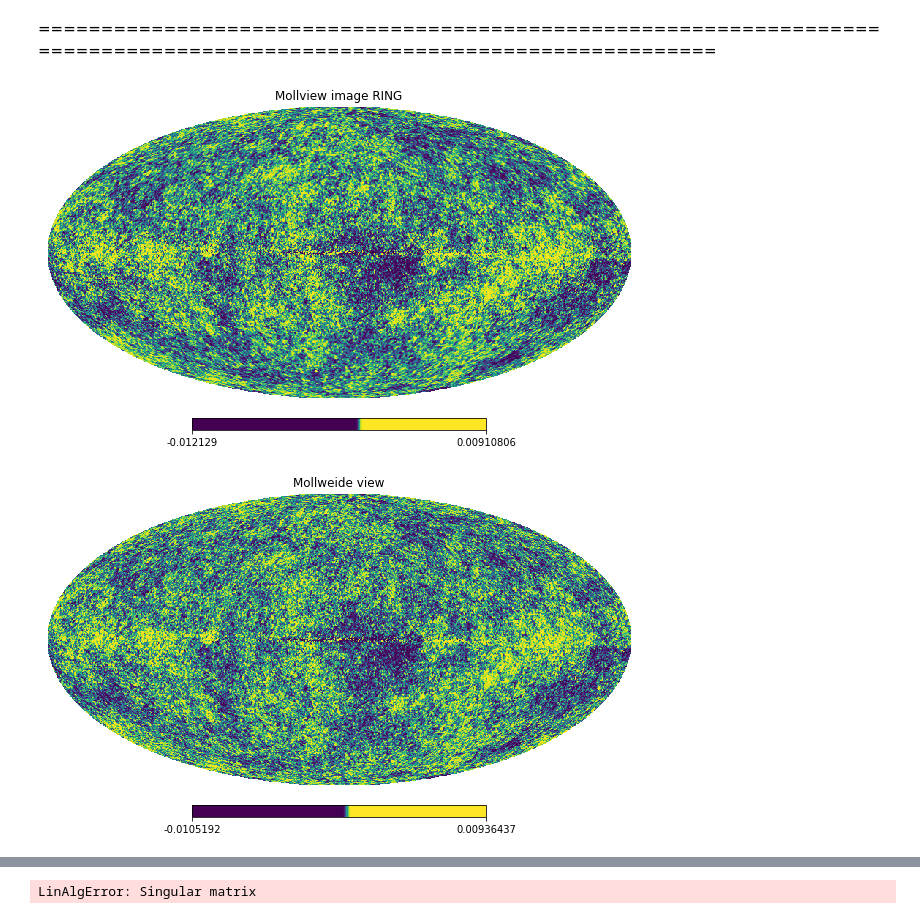
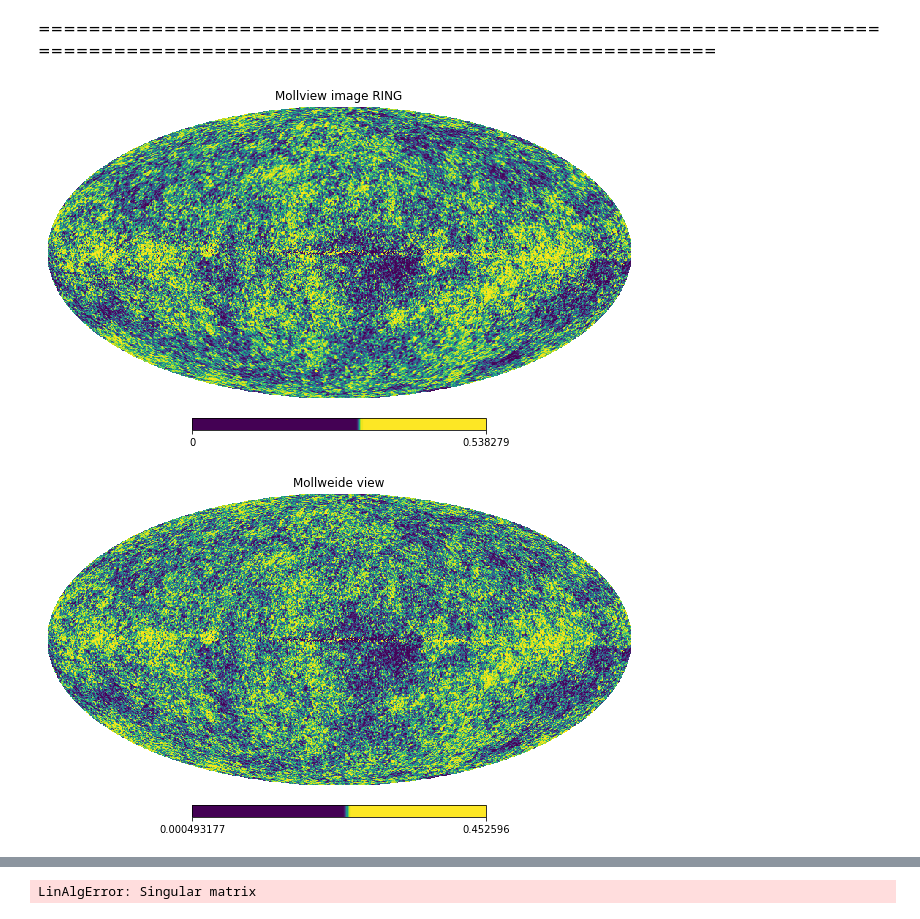
Before and after one commit to samgagnon/data-final, a Jupyter notebook: CMB_Map.ipynb, the cells around one changed output, grey strips where cells are left out. Cells and saved outputs as stored; diff of their text form; code cells hidden in the pictures.

```diff
--- a/CMB_Map.ipynb
+++ b/CMB_Map.ipynb
@@ -116,12 +116,17 @@ Andrew's Part
 # %%
 #Importing the relevant modules for my part
 import PartitionCode as pc
 
 slicedMap = (pc.sliceCMBFixer(12,map_array))
-hp.mollview(slicedMap, title="Mollview image RING",norm= 'HIST')
+slicedMap = slicedMap + abs(min(slicedMap))
+slicedMap = slicedMap * 1/max(slicedMap)
+
+hp.mollview(slicedMap, title="Mollview image RING",norm = 'hist')
 # %% [output]
-[figure, old version]
+[figure, new version]
 # %%
+opt_map = opt_map + abs(min(opt_map))
+opt_map = opt_map * 1/max(opt_map)
 hp.mollview(opt_map, nest=False, norm='hist')
 # %% [output]
-[figure, old version]
+[figure, new version]
```
Also changed, not shown: parts of 10 cells of this notebook.
